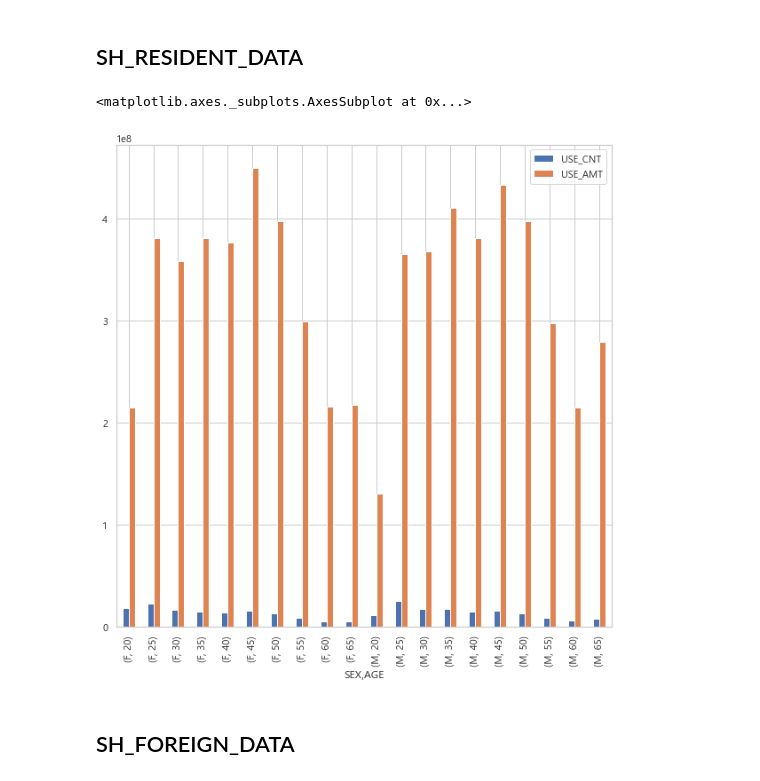
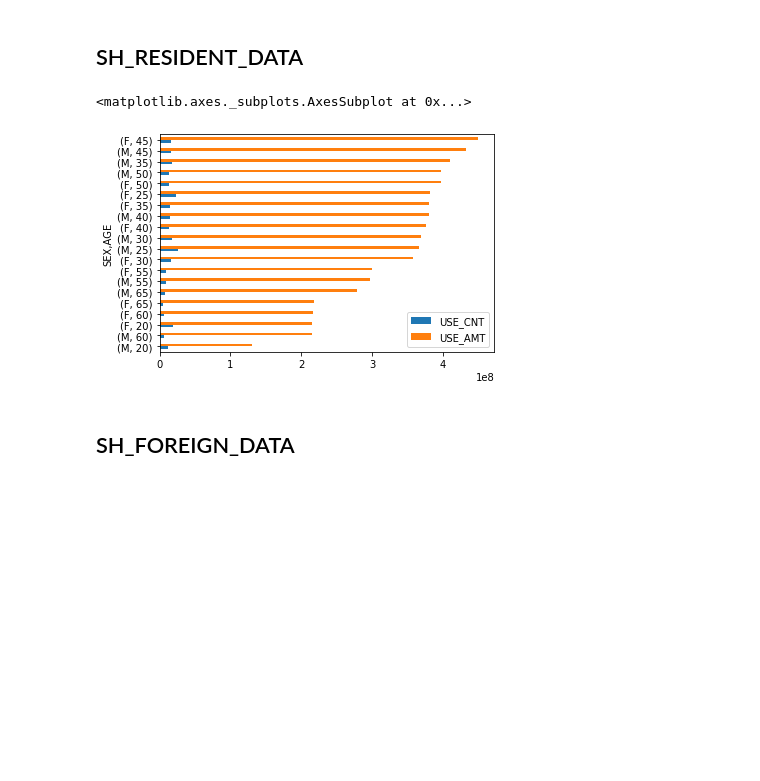
Before and after one commit to Lee-JeongMin/Bigcontest2020, a Jupyter notebook: EDA/20200812_EDA_SH.ipynb, the cells around one changed output. Cells and saved outputs as stored; diff of their text form; code cells hidden in the pictures; blank space fills up the shorter version.

```diff
--- a/EDA/20200812_EDA.ipynb
+++ b/EDA/20200812_EDA_SH.ipynb
@@ -386,10 +386,10 @@ gs_dong_data
 # %%
 sh_resident_gb= sh_resident_data.groupby(['SEX','AGE'])
 # %%
-sh_resident_gb.sum()[['USE_CNT','USE_AMT']].plot.bar()
+sh_resident_gb.sum()[['USE_CNT','USE_AMT']].sort_values(by= 'USE_AMT').plot.barh()
 # %% [output]
 <matplotlib.axes._subplots.AxesSubplot at 0x...>
-[figure, old version]
+[figure, new version]
 # %% [markdown]
 ## SH_FOREIGN_DATA
 # %%
```
Also changed, not shown: parts of 9 cells of this notebook.
